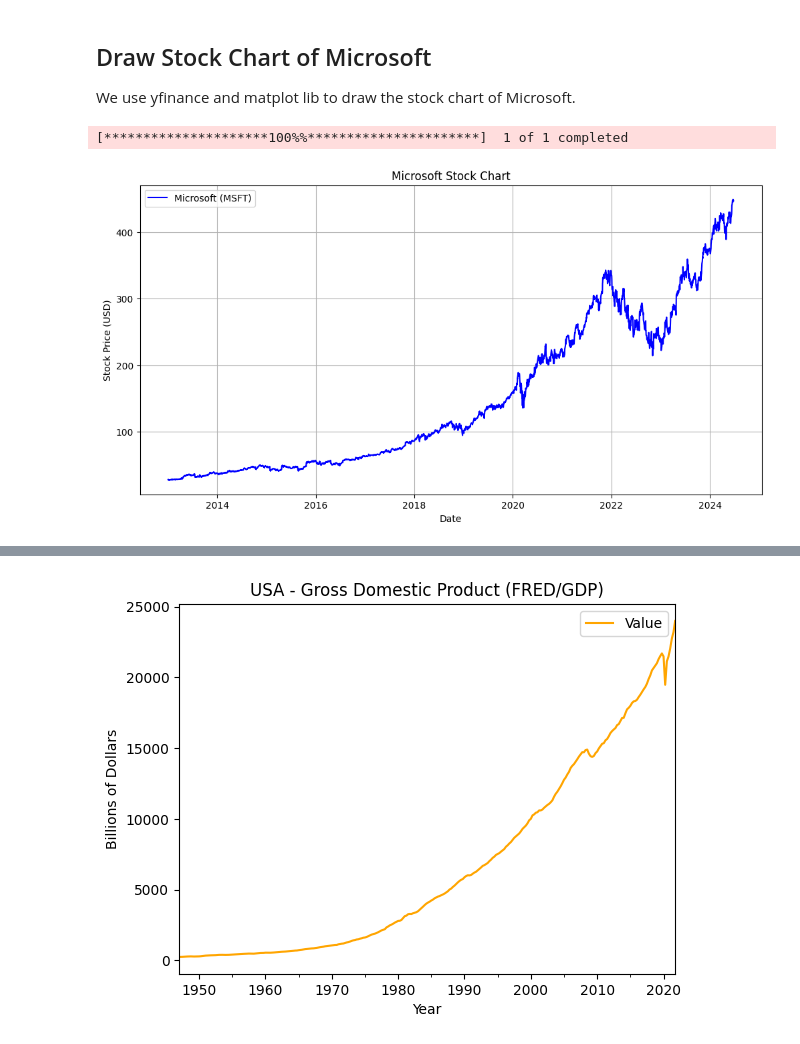
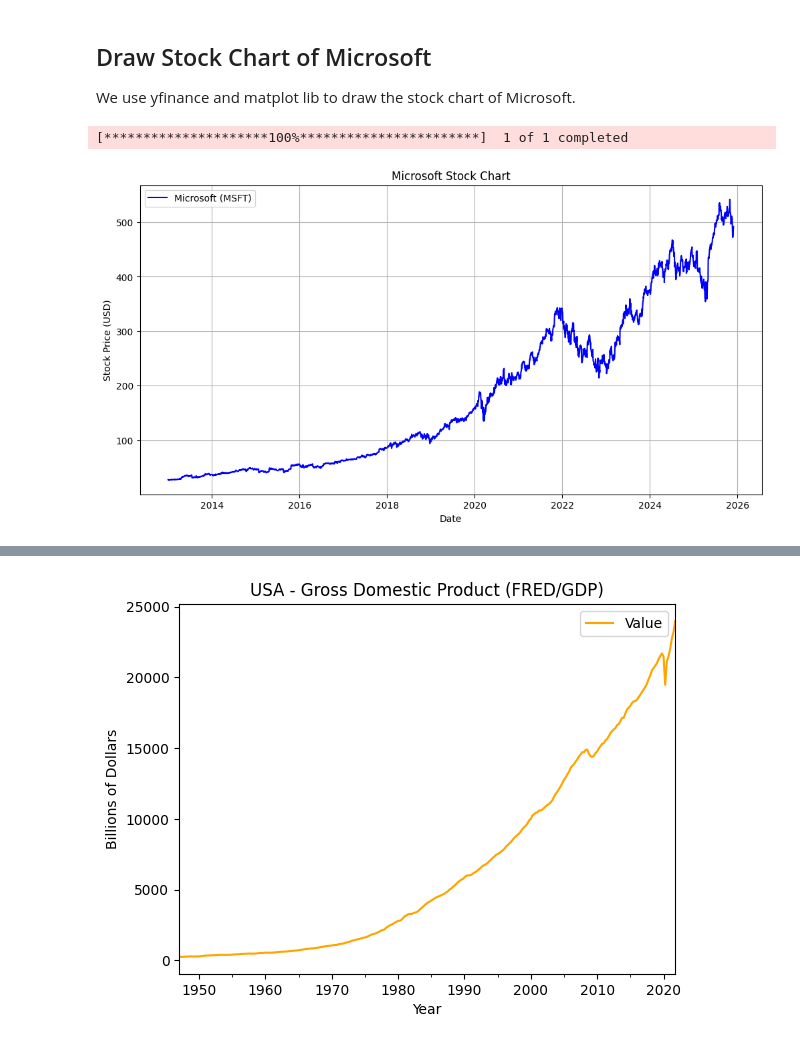
Before and after one commit to jakoch/jupyter-devbox, a Jupyter notebook: notebooks/finance.ipynb, the cells around one changed output, grey strips where cells are left out. Saved outputs shown, nothing was run; the diff lists cells and outputs as text; code cells hidden in the pictures.

Commit message:
fix: Explicitly set auto_adjust=False to avoid warnings add: code to set the nasdaq-data-link apikey which is now required for all requests

```diff
--- a/notebooks/finance.ipynb
+++ b/notebooks/finance.ipynb
@@ -7,26 +7,26 @@ We use yfinance and matplot lib to draw the stock chart of Microsoft.
 # %%
 import yfinance as yf
 import matplotlib.pyplot as plt
 from datetime import date
 
 # Define the ticker symbol for Microsoft
 ticker_symbol = "MSFT"
 
 # Fetch historical stock data from Yahoo Finance
-msft_stock = yf.download(ticker_symbol, start="2013-01-01", end=date.today().isoformat())
+msft_stock = yf.download(ticker_symbol, start="2013-01-01", end=date.today().isoformat(), auto_adjust=False)
 
 # Plot the stock chart
 plt.figure(figsize=(12, 6))
 plt.plot(msft_stock.index, msft_stock["Close"], label="Microsoft (MSFT)", color="blue")
 plt.xlabel("Date")
 plt.ylabel("Stock Price (USD)")
 plt.title("Microsoft Stock Chart")
 plt.legend()
 plt.grid(True)
 plt.show()
 # %% [output]
-[*********************100%%**********************]  1 of 1 completed
+[*********************100%***********************]  1 of 1 completed
-[figure, old version]
+[figure, new version]
 # %% [markdown]
 ## Get times-series data for USA Gross Domestic Product (FRED/GDP)
 
```
Also changed, not shown: parts of 1 cell of this notebook.
